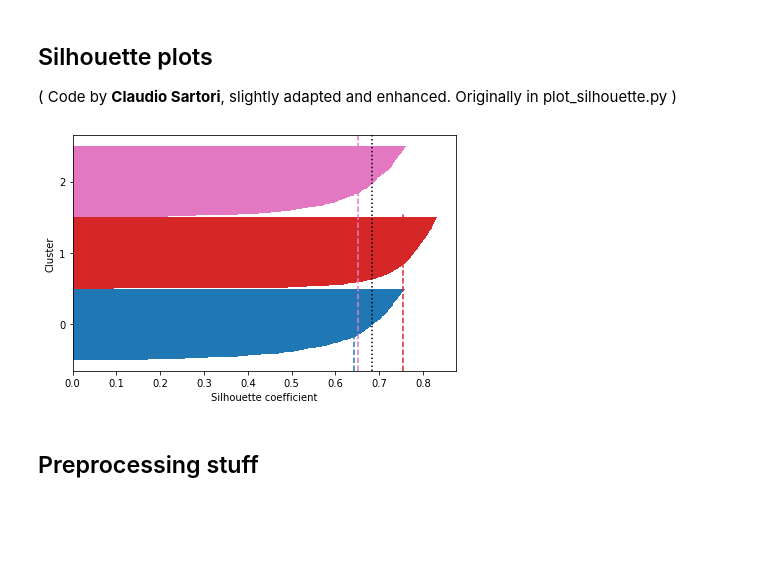
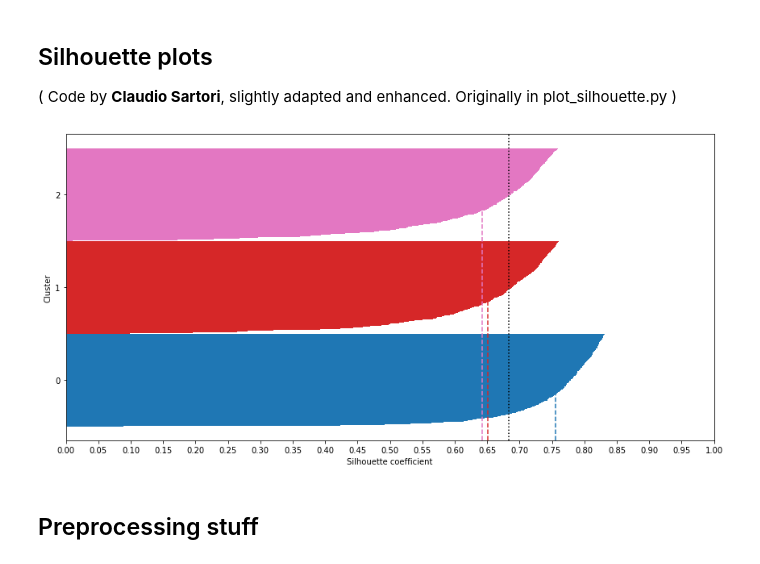
Before and after one commit to nonci/ml_cheatsheet, a Jupyter notebook: CheatSheet_with_out.ipynb, the cells around one changed output. Cells and saved outputs as stored; diff of their text form; code cells hidden in the pictures; blank space fills up the shorter version.

```diff
--- a/CheatSheet_with_out.ipynb
+++ b/CheatSheet_with_out.ipynb
@@ -167,0 +267,23 @@ The accuracy on y_test is 57.72%
+# %%
+from sklearn.model_selection import cross_val_score
+
+scores = []
+K = 5
+for par in parameter_values:
+    tmp_model = tree.DecisionTreeClassifier(random_state=RANDOM_STATE, max_depth=par, **DTCLASSIF_PARS)
+    # We only save the AVG accuracy over the cv partitions of the training set:
+    scores.append( np.mean(cross_val_score(
+        tmp_model, X_train, y_train,
+        scoring='accuracy',
+        cv = K
+    )) )
+
+'''
+plot_trend(
+    parameter_values,
+    scores,
+    'max_depth', 'accuracy', f"Average accuracy with {K}-fold cross-validation varying max_depth of tree"
+)'''
+
+NEW_DEPTH = parameter_values[np.argmax(scores)]
+print(f'Validation: The best accuracy is obtained with DEPTH = {NEW_DEPTH}')
@@ -183,0 +351,5 @@ plot_tree(
+# %%
+from sklearn.metrics import confusion_matrix
+
+order = sorted(y_test.unique())
+confusion_matrix(y_test, test_predicted, labels=order)
@@ -323,38 +534,45 @@ def plot_silhouette(silhouette_vals, y, colors = cm.tab10):
     silhouette_vals: the silhouette values of the samples
     y:               the labels of the samples
 
     """
     cluster_labels = np.unique(y)
     n_clusters = len(cluster_labels)
     y_ax_lower, y_ax_upper = 0, 0
     yticks = []
+    silhouette_avgs = []
     for i, c in enumerate(cluster_labels): # generate pairs index, cluster_label
         c_silhouette_vals = silhouette_vals[[_==c for _ in y]] # extracts records with the current cluster label
         c_silhouette_vals.sort() # sort the silhouette vals for the current class
         y_ax_upper += len(c_silhouette_vals)
         color = colors(i / n_clusters)
         plt.barh(range(y_ax_lower, y_ax_upper), c_silhouette_vals, height=1.0,
                 edgecolor='none', color=color)
         yticks.append((y_ax_lower + y_ax_upper) / 2)
+        mean = np.mean(c_silhouette_vals)
+        silhouette_avgs += [(mean, np.argwhere(c_silhouette_vals>=mean)[0][0]+y_ax_lower)]
         y_ax_lower += len(c_silhouette_vals)
 
-        c_silhouette_avg = np.mean(c_silhouette_vals)
-        plt.axvline(c_silhouette_avg, color=color, linestyle="--", ymax=(y_ax_upper-1)/len(silhouette_vals))
+    min_ , max_ = plt.ylim()
+    rg = max_ - min_
+    for index,(m,i) in enumerate(silhouette_avgs):
+        plt.axvline(m, color = colors(index / n_clusters), linestyle="--", ymax=(i-min_)/rg)
+    silhouette_avgs = np.mean(silhouette_vals)
+    plt.axvline(silhouette_avgs, color='black', linestyle=":")
 
-    silhouette_avg = np.mean(silhouette_vals)
-    plt.axvline(silhouette_avg, color='black', linestyle=":")
+    plt.xticks(np.linspace(0,1,21))
     plt.yticks(yticks, cluster_labels)# + 1)
     plt.ylabel('Cluster')
     plt.xlabel('Silhouette coefficient')
     plt.tight_layout()
     # plt.savefig('./figures/silhouette.png', dpi=300)
     plt.show()
 
 
 from sklearn.metrics import silhouette_samples
+plt.figure(figsize=(12,6))
 plot_silhouette(silhouette_samples(df2, predicted, metric='euclidean'), predicted)
 # %% [output]
-[figure, old version]
+[figure, new version]
 # %% [markdown]
 ## Preprocessing stuff
 # %%
```
Also changed, not shown: parts of 43 cells of this notebook, 1 other file.
